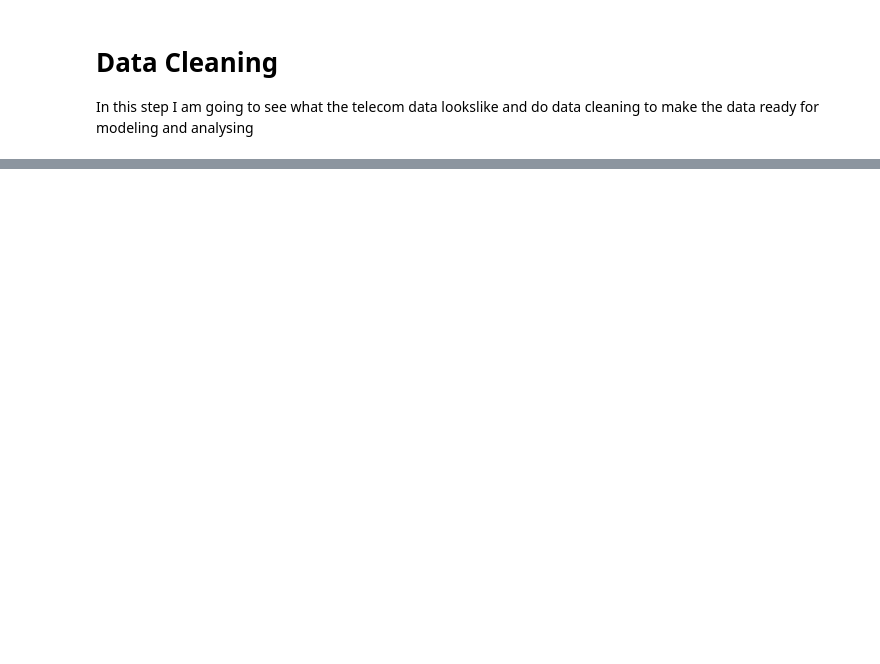
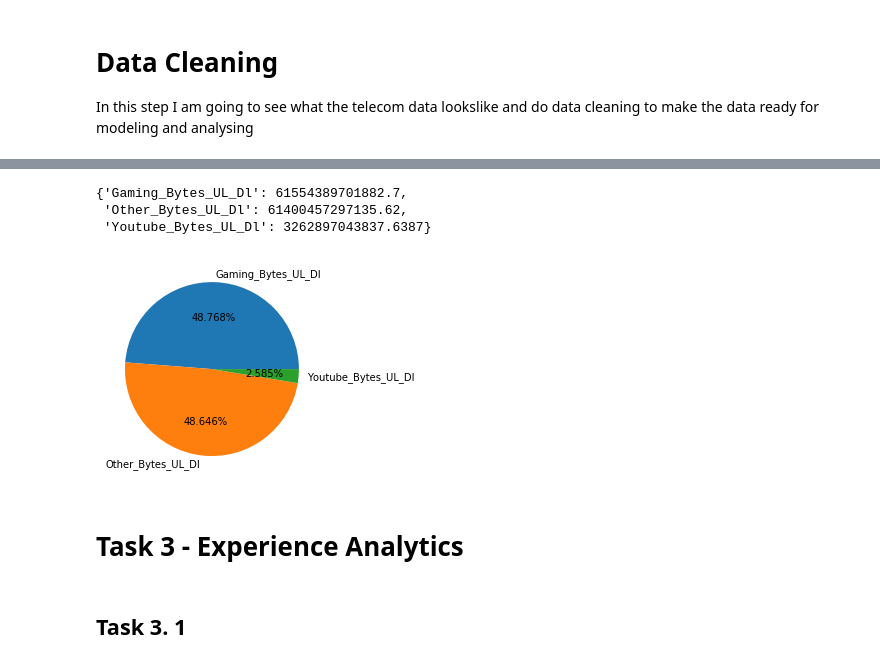
Before and after one commit to Haftom2323/10_Academy_Week1_Challenge, a Jupyter notebook: notebooks/Telecom_Data_Analysis.ipynb, the cells around one changed output, grey strips where cells are left out. Drawn from its saved outputs; the diff is of its cells as text; code cells hidden in the pictures; blank space fills up the shorter version.

```diff
--- a/notebooks/Telecom_Data_Analysis.ipynb
+++ b/notebooks/Telecom_Data_Analysis.ipynb
@@ -689,0 +642,27 @@ new_db=
+# %%
+#top 3 most used applications
+apps=['Social_Media_UL_Dl', 'Google_Bytes_UL_Dl','Email_Bytes_UL_Dl','Youtube_Bytes_UL_Dl',
+ 'Netflix_Bytes_UL_Dl','Gaming_Bytes_UL_Dl', 'Other_Bytes_UL_Dl']
+total_usage={}
+top_apps={}
+for i in apps:
+    total_usage[i]=df1[i].sum()
+sort_orders = sorted(total_usage.items(), key=lambda x: x[1], reverse=True)
+for i in sort_orders:
+    if len(top_apps.keys())<3:
+        top_apps[i[0]]=i[1]
+    else:break
+top_apps
+# %% [output]
+{'Gaming_Bytes_UL_Dl': 61554389701882.7,
+ 'Other_Bytes_UL_Dl': 61400457297135.62,
+ 'Youtube_Bytes_UL_Dl': 3262897043837.6387}
+# %%
+plt.pie(top_apps.values(), labels=top_apps.keys(), autopct='%1.3f%%')
+plt.show()
+# %% [output]
+[figure, added]
+# %% [markdown]
+# Task 3 - Experience Analytics
+# %% [markdown]
+## Task 3. 1
```
Also changed, not shown: parts of 137 cells of this notebook.
